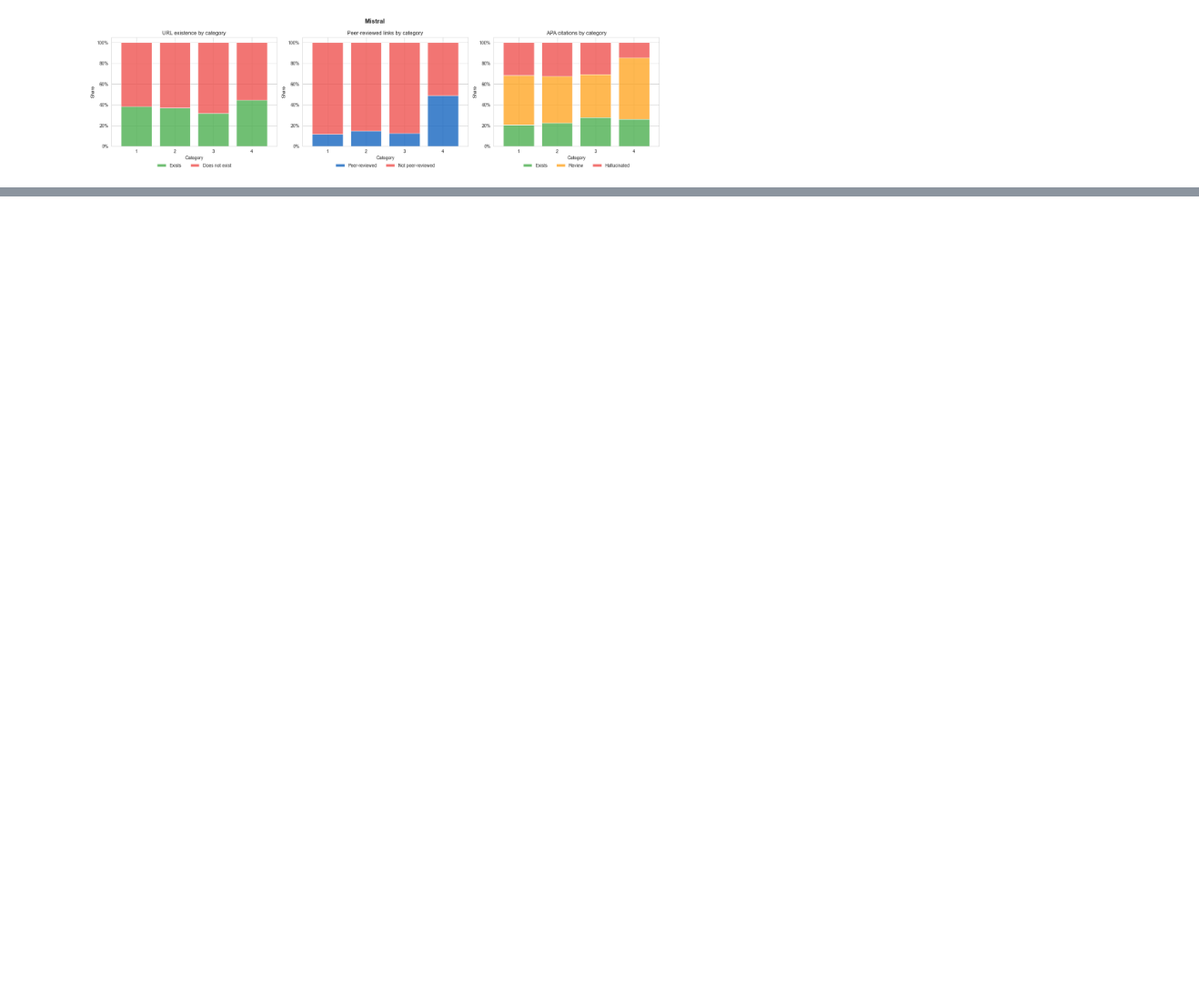
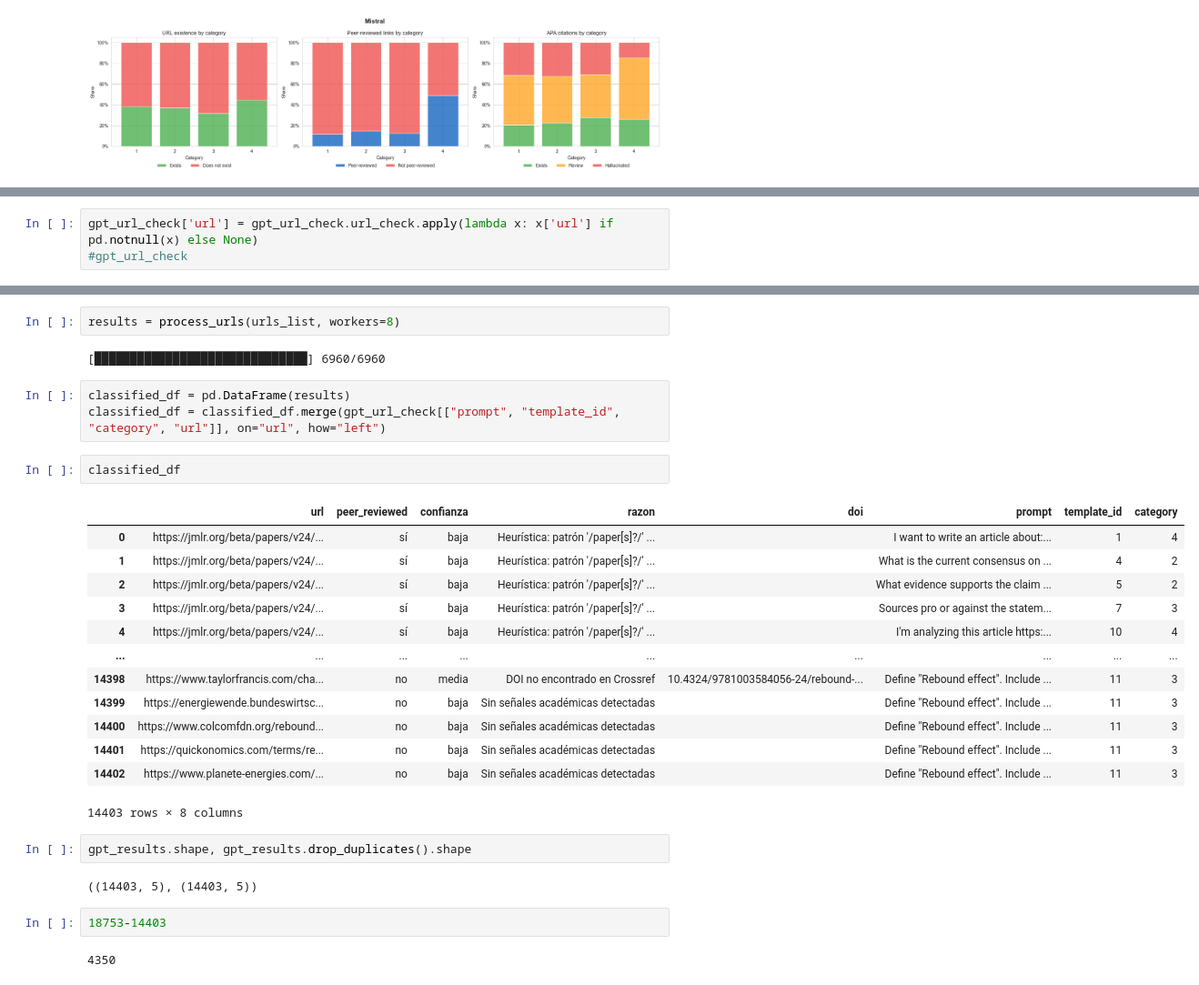
Before and after one commit to mvrobles/GenAI-Science, a Jupyter notebook: scripts/results_by_template_category.ipynb, the cells around one changed output, grey strips where cells are left out. Shown at 91% size. Drawn from its saved outputs; the diff is of its cells as text; blank space fills up the shorter version.

```diff
--- a/scripts/results_by_template_category.ipynb
+++ b/scripts/results_by_template_category.ipynb
@@ -313,0 +403,3 @@ plt.show()
+# %%
+gpt_url_check['url'] = gpt_url_check.url_check.apply(lambda x: x['url'] if pd.notnull(x) else None)
+#gpt_url_check
@@ -313,0 +423,31 @@ plt.show()
+# %%
+results = process_urls(urls_list, workers=8)
+# %% [output]
+[██████████████████████████████] 6960/6960
+# %%
+classified_df = pd.DataFrame(results)
+classified_df = classified_df.merge(gpt_url_check[["prompt", "template_id", "category", "url"]], on="url", how="left")
+# %%
+classified_df
+# %% [output]
+|  | url | peer_reviewed | confianza | razon | doi | prompt | template_id | category |
+| 0 | https://jmlr.org/beta/papers/v24/... | sí | baja | Heurística: patrón '/paper[s]?/' ... |  | I want to write an article about:... | 1 | 4 |
+| 1 | https://jmlr.org/beta/papers/v24/... | sí | baja | Heurística: patrón '/paper[s]?/' ... |  | What is the current consensus on ... | 4 | 2 |
+| 2 | https://jmlr.org/beta/papers/v24/... | sí | baja | Heurística: patrón '/paper[s]?/' ... |  | What evidence supports the claim ... | 5 | 2 |
+| 3 | https://jmlr.org/beta/papers/v24/... | sí | baja | Heurística: patrón '/paper[s]?/' ... |  | Sources pro or against the statem... | 7 | 3 |
+| 4 | https://jmlr.org/beta/papers/v24/... | sí | baja | Heurística: patrón '/paper[s]?/' ... |  | I'm analyzing this article https:... | 10 | 4 |
+| ... | ... | ... | ... | ... | ... | ... | ... | ... |
+| 14398 | https://www.taylorfrancis.com/cha... | no | media | DOI no encontrado en Crossref | 10.4324/9781003584056-24/rebound-... | Define "Rebound effect". Include ... | 11 | 3 |
+| 14399 | https://energiewende.bundeswirtsc... | no | baja | Sin señales académicas detectadas |  | Define "Rebound effect". Include ... | 11 | 3 |
+| 14400 | https://www.colcomfdn.org/rebound... | no | baja | Sin señales académicas detectadas |  | Define "Rebound effect". Include ... | 11 | 3 |
+| 14401 | https://quickonomics.com/terms/re... | no | baja | Sin señales académicas detectadas |  | Define "Rebound effect". Include ... | 11 | 3 |
+| 14402 | https://www.planete-energies.com/... | no | baja | Sin señales académicas detectadas |  | Define "Rebound effect". Include ... | 11 | 3 |
+14403 rows × 8 columns
+# %%
+gpt_results.shape, gpt_results.drop_duplicates().shape
+# %% [output]
+((14403, 5), (14403, 5))
+# %%
+18753-14403
+# %% [output]
+4350
```
Also changed, not shown: parts of 19 cells of this notebook.
